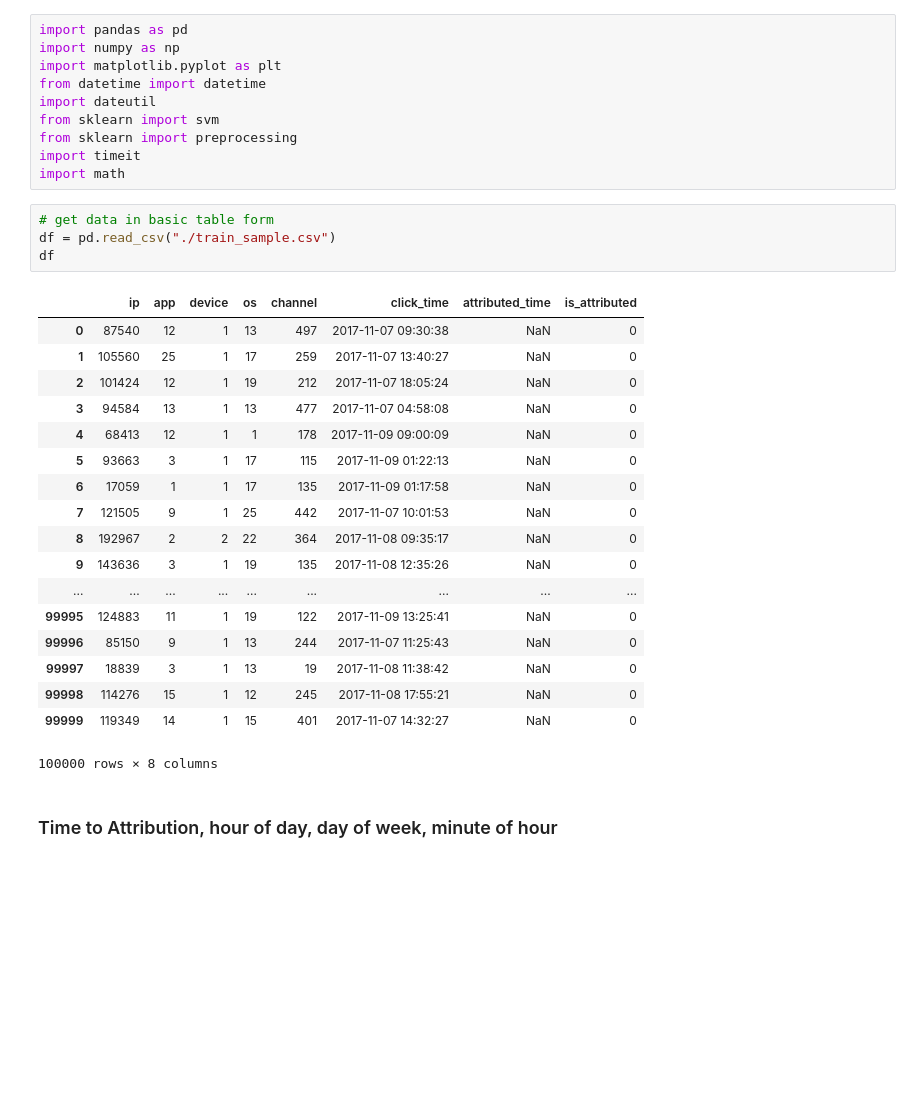
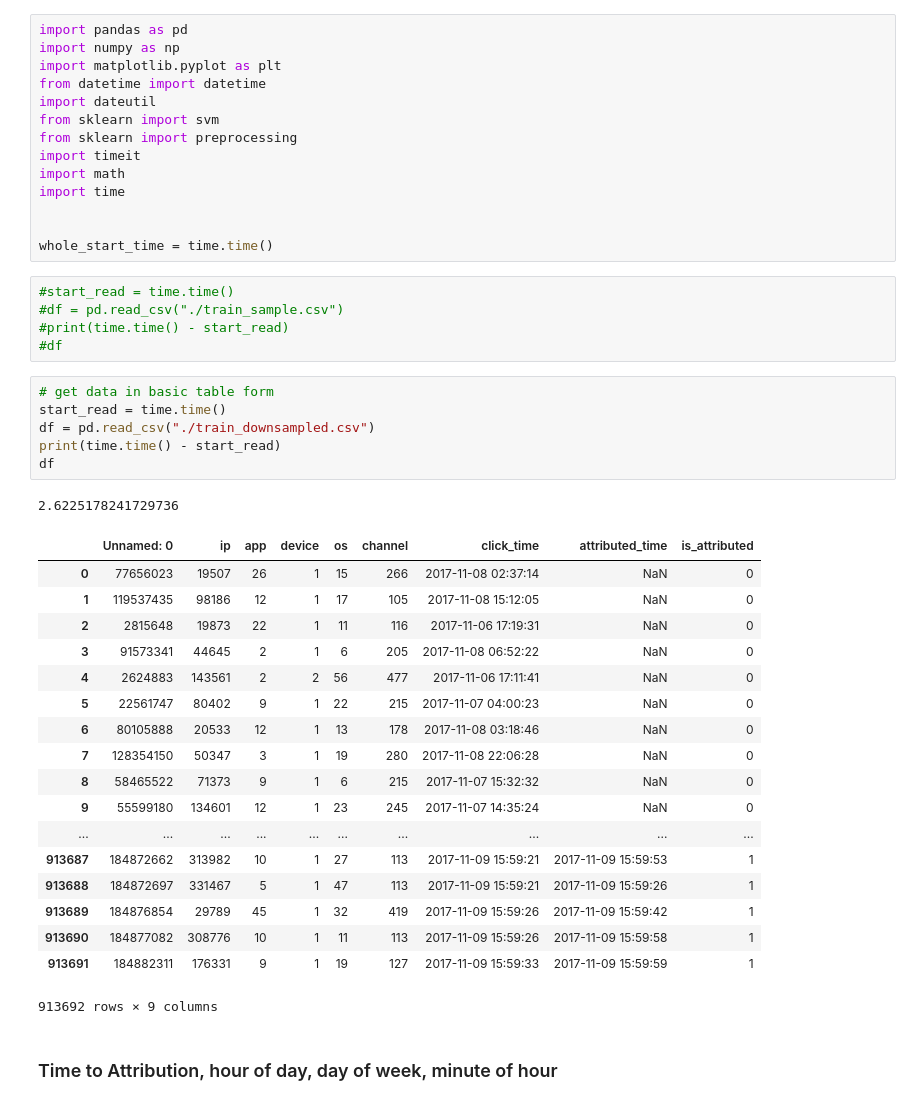
Before and after one commit to skapare/CS6700kagglechallenge, a Jupyter notebook: Feature_Engineering.ipynb, the cells around one changed output. Cells and saved outputs as stored; diff of their text form; blank space fills up the shorter version.

```diff
--- a/Feature_Engineering.ipynb
+++ b/Feature_Engineering.ipynb
@@ -8,29 +8,41 @@ from sklearn import svm
 from sklearn import preprocessing
 import timeit
 import math
+import time
+
+
+whole_start_time = time.time()
+# %%
+#start_read = time.time()
+#df = pd.read_csv("./train_sample.csv")
+#print(time.time() - start_read)
+#df
 # %%
 # get data in basic table form
-df = pd.read_csv("./train_sample.csv")
+start_read = time.time()
+df = pd.read_csv("./train_downsampled.csv")
+print(time.time() - start_read)
 df
 # %% [output]
+2.6225178241729736
-|  | ip | app | device | os | channel | click_time | attributed_time | is_attributed |
-| 0 | 87540 | 12 | 1 | 13 | 497 | 2017-11-07 09:30:38 | NaN | 0 |
-| 1 | 105560 | 25 | 1 | 17 | 259 | 2017-11-07 13:40:27 | NaN | 0 |
-| 2 | 101424 | 12 | 1 | 19 | 212 | 2017-11-07 18:05:24 | NaN | 0 |
-| 3 | 94584 | 13 | 1 | 13 | 477 | 2017-11-07 04:58:08 | NaN | 0 |
-| 4 | 68413 | 12 | 1 | 1 | 178 | 2017-11-09 09:00:09 | NaN | 0 |
-| 5 | 93663 | 3 | 1 | 17 | 115 | 2017-11-09 01:22:13 | NaN | 0 |
-| 6 | 17059 | 1 | 1 | 17 | 135 | 2017-11-09 01:17:58 | NaN | 0 |
-| 7 | 121505 | 9 | 1 | 25 | 442 | 2017-11-07 10:01:53 | NaN | 0 |
-| 8 | 192967 | 2 | 2 | 22 | 364 | 2017-11-08 09:35:17 | NaN | 0 |
-| 9 | 143636 | 3 | 1 | 19 | 135 | 2017-11-08 12:35:26 | NaN | 0 |
-| ... | ... | ... | ... | ... | ... | ... | ... | ... |
-| 99995 | 124883 | 11 | 1 | 19 | 122 | 2017-11-09 13:25:41 | NaN | 0 |
-| 99996 | 85150 | 9 | 1 | 13 | 244 | 2017-11-07 11:25:43 | NaN | 0 |
-| 99997 | 18839 | 3 | 1 | 13 | 19 | 2017-11-08 11:38:42 | NaN | 0 |
-| 99998 | 114276 | 15 | 1 | 12 | 245 | 2017-11-08 17:55:21 | NaN | 0 |
-| 99999 | 119349 | 14 | 1 | 15 | 401 | 2017-11-07 14:32:27 | NaN | 0 |
+|  | Unnamed: 0 | ip | app | device | os | channel | click_time | attributed_time | is_attributed |
+| 0 | 77656023 | 19507 | 26 | 1 | 15 | 266 | 2017-11-08 02:37:14 | NaN | 0 |
+| 1 | 119537435 | 98186 | 12 | 1 | 17 | 105 | 2017-11-08 15:12:05 | NaN | 0 |
+| 2 | 2815648 | 19873 | 22 | 1 | 11 | 116 | 2017-11-06 17:19:31 | NaN | 0 |
+| 3 | 91573341 | 44645 | 2 | 1 | 6 | 205 | 2017-11-08 06:52:22 | NaN | 0 |
+| 4 | 2624883 | 143561 | 2 | 2 | 56 | 477 | 2017-11-06 17:11:41 | NaN | 0 |
+| 5 | 22561747 | 80402 | 9 | 1 | 22 | 215 | 2017-11-07 04:00:23 | NaN | 0 |
+| 6 | 80105888 | 20533 | 12 | 1 | 13 | 178 | 2017-11-08 03:18:46 | NaN | 0 |
+| 7 | 128354150 | 50347 | 3 | 1 | 19 | 280 | 2017-11-08 22:06:28 | NaN | 0 |
+| 8 | 58465522 | 71373 | 9 | 1 | 6 | 215 | 2017-11-07 15:32:32 | NaN | 0 |
+| 9 | 55599180 | 134601 | 12 | 1 | 23 | 245 | 2017-11-07 14:35:24 | NaN | 0 |
+| ... | ... | ... | ... | ... | ... | ... | ... | ... | ... |
+| 913687 | 184872662 | 313982 | 10 | 1 | 27 | 113 | 2017-11-09 15:59:21 | 2017-11-09 15:59:53 | 1 |
+| 913688 | 184872697 | 331467 | 5 | 1 | 47 | 113 | 2017-11-09 15:59:21 | 2017-11-09 15:59:26 | 1 |
+| 913689 | 184876854 | 29789 | 45 | 1 | 32 | 419 | 2017-11-09 15:59:26 | 2017-11-09 15:59:42 | 1 |
+| 913690 | 184877082 | 308776 | 10 | 1 | 11 | 113 | 2017-11-09 15:59:26 | 2017-11-09 15:59:58 | 1 |
+| 913691 | 184882311 | 176331 | 9 | 1 | 19 | 127 | 2017-11-09 15:59:33 | 2017-11-09 15:59:59 | 1 |
-100000 rows × 8 columns
+913692 rows × 9 columns
 # %% [markdown]
 ### Time to Attribution, hour of day, day of week, minute of hour
 # %%
```
Also changed, not shown: parts of 25 cells of this notebook, 3 other files.
